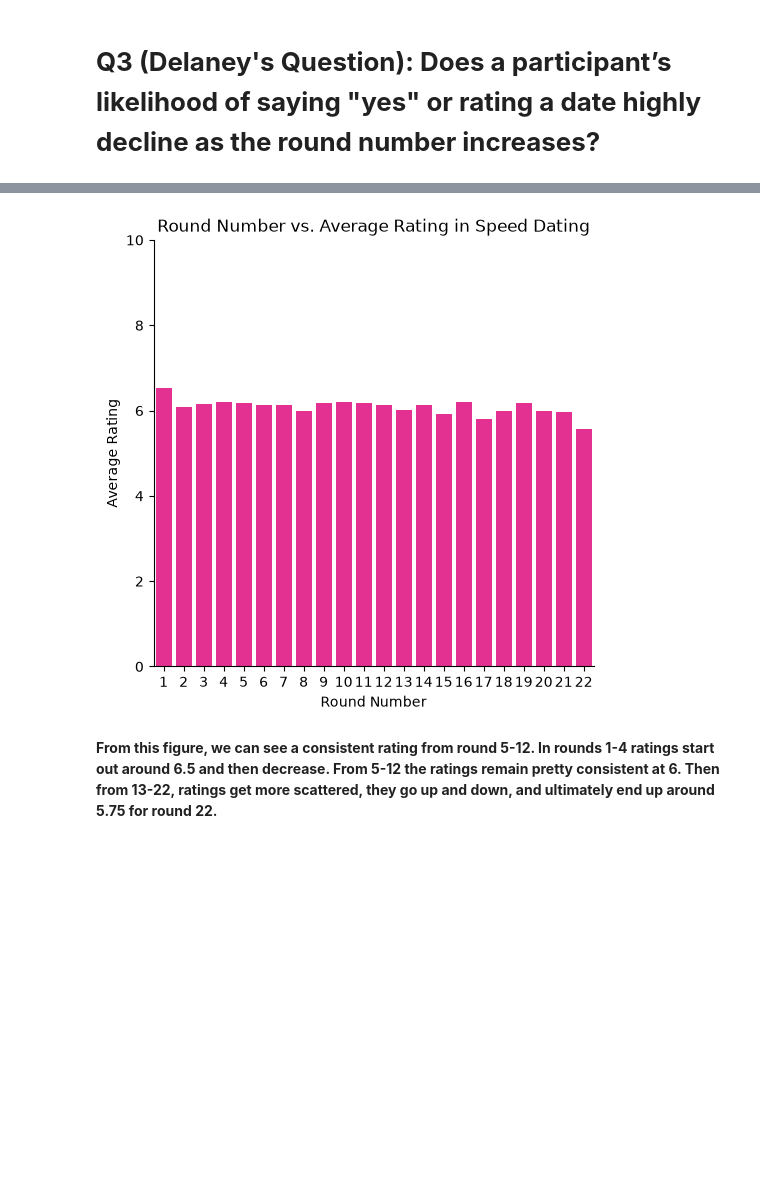
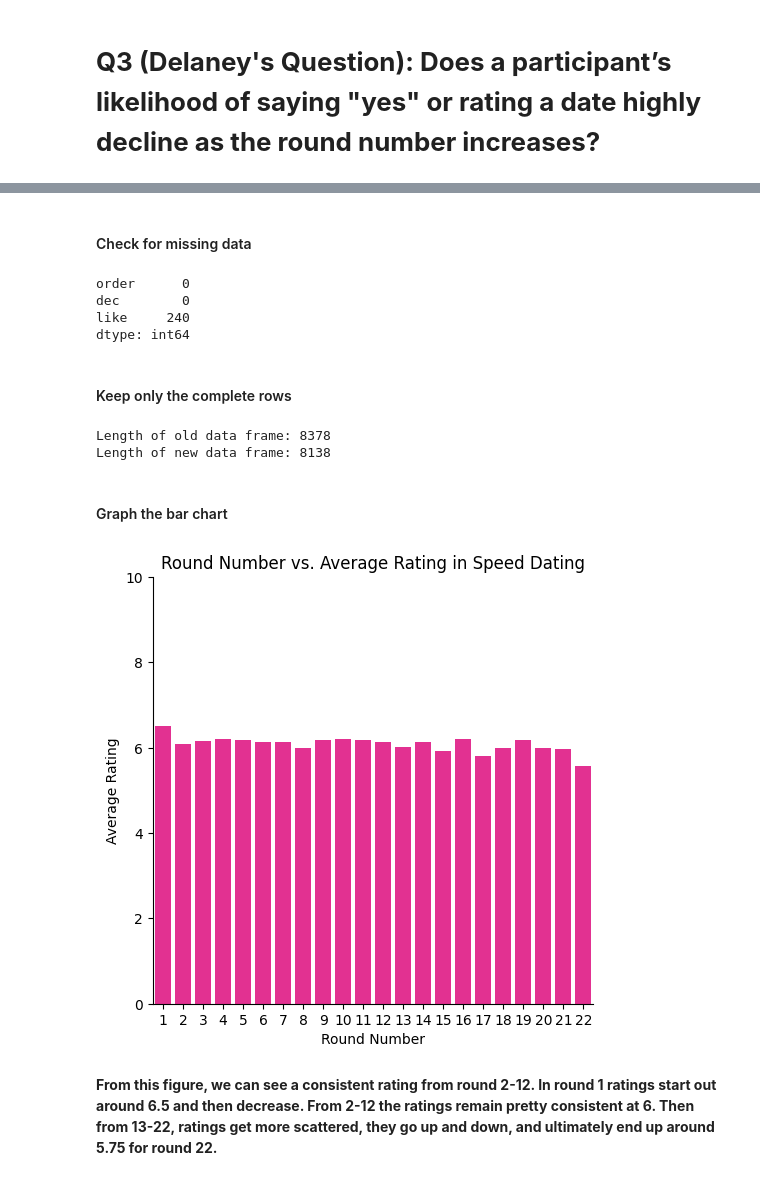
Before and after one commit to delaneyvanderpool/FDS2-F26-FinalProject-Group4, a Jupyter notebook: proposal.ipynb, the cells around one changed output, grey strips where cells are left out. Drawn from its saved outputs; the diff is of its cells as text; code cells hidden in the pictures; blank space fills up the shorter version.

```diff
--- a/proposal.ipynb
+++ b/proposal.ipynb
@@ -148,7 +151,3 @@ First, I will inspect the variables and check for missing values. I will remove
 This score is only a proxy for strictness. Someone can care strongly about several qualities without treating them as deal-breakers, and this dataset does not directly measure deal-breakers.
 # %% [markdown]
 ### Load and preview the data
-# %%
-import pandas as pd
-df = pd.read_csv("data/speed_dating.csv")
-df.shape
@@ -289,6 +283,0 @@ The key variables I will use in my question are `order`, `dec`, and `like`. `ord
-# %%
-# import data and view 10 random rows
-import pandas as pd
-
-df = pd.read_csv('data/speed_dating.csv')
-df.sample(10)
@@ -313,20 +304,42 @@ import seaborn as sns
+# %% [markdown]
+#### Check for missing data
+# %%
+# check if any rows are missing data
+delaney_df.isna().sum()
+# %% [output]
+order      0
+dec        0
+like     240
+dtype: int64
+# %% [markdown]
+#### Keep only the complete rows
+# %%
+# keep only the complete rows
+delaney_clean = delaney_df.dropna(subset = ['like'])
+
+print(f"Length of old data frame: {len(delaney_df)}")
+print(f"Length of new data frame: {len(delaney_clean)}")
+# %% [output]
+Length of old data frame: 8378
+Length of new data frame: 8138
+# %% [markdown]
+#### Graph the bar chart
 # %%
-delaney_df = df[['order', 'dec', 'like']]
-graph = sns.catplot(data = delaney_df,
+graph = sns.catplot(data = delaney_clean,
                     x = 'order',
                     y = 'like',
                     kind = 'bar',
                     errorbar = None,
                     color = 'deeppink',
                    )
 
 graph.set_axis_labels("Round Number", "Average Rating")
 graph.set(title = "Round Number vs. Average Rating in Speed Dating")
 graph.set(ylim = (0, 10));
 # %% [output]
-[figure, old version]
+[figure, new version]
 # %% [markdown]
-**From this figure, we can see a consistent rating from round 5-12. In rounds 1-4 ratings start out around 6.5 and then decrease. From 5-12 the ratings remain pretty consistent at 6. Then from 13-22, ratings get more scattered, they go up and down, and ultimately end up around 5.75 for round 22.**
+**From this figure, we can see a consistent rating from round 2-12. In round 1 ratings start out around 6.5 and then decrease. From 2-12 the ratings remain pretty consistent at 6. Then from 13-22, ratings get more scattered, they go up and down, and ultimately end up around 5.75 for round 22.**
 # %% [markdown]
 ### First Look at the Figure
 
```
Also changed, not shown: parts of 20 cells of this notebook, 1 other file.
